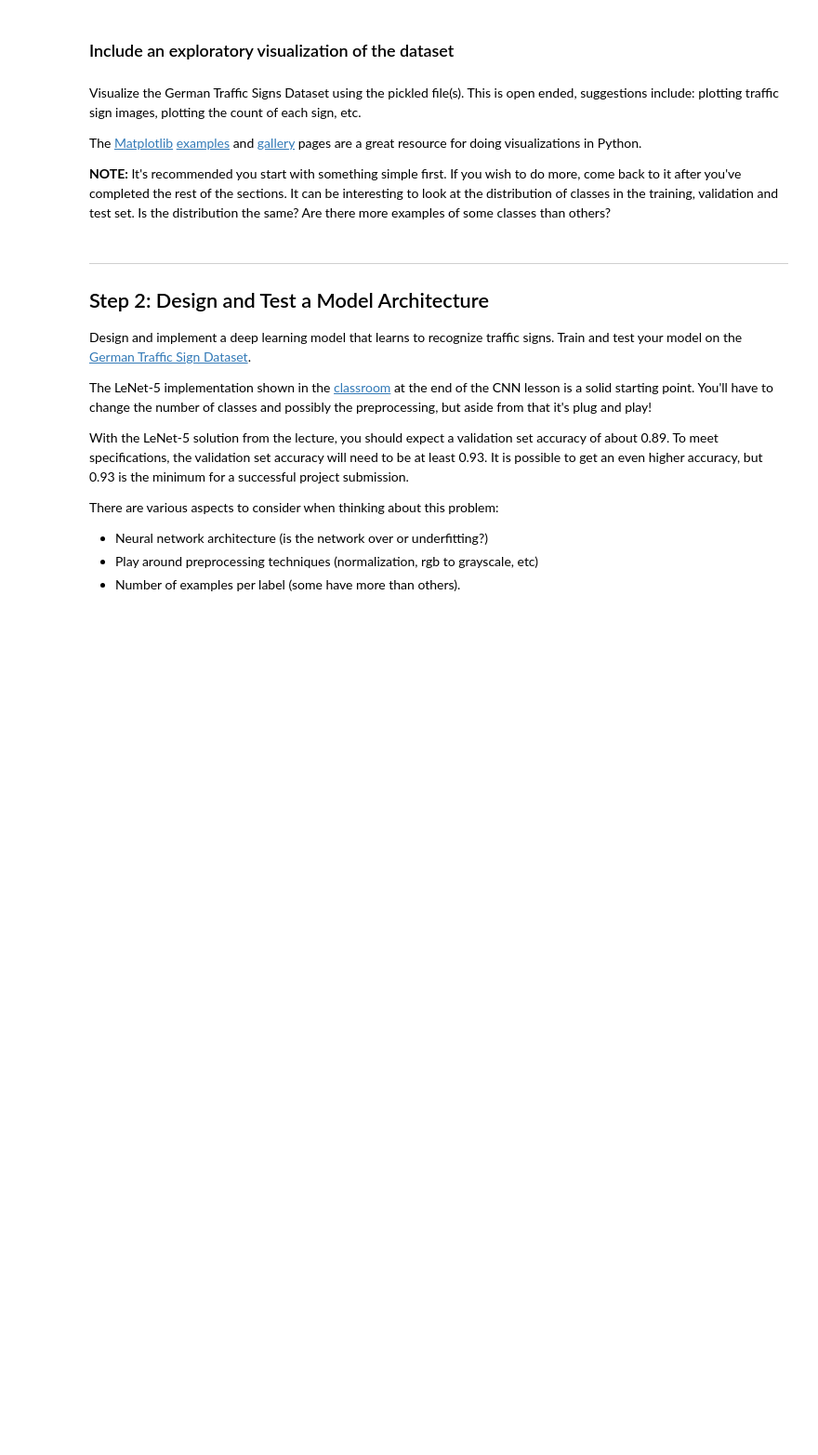
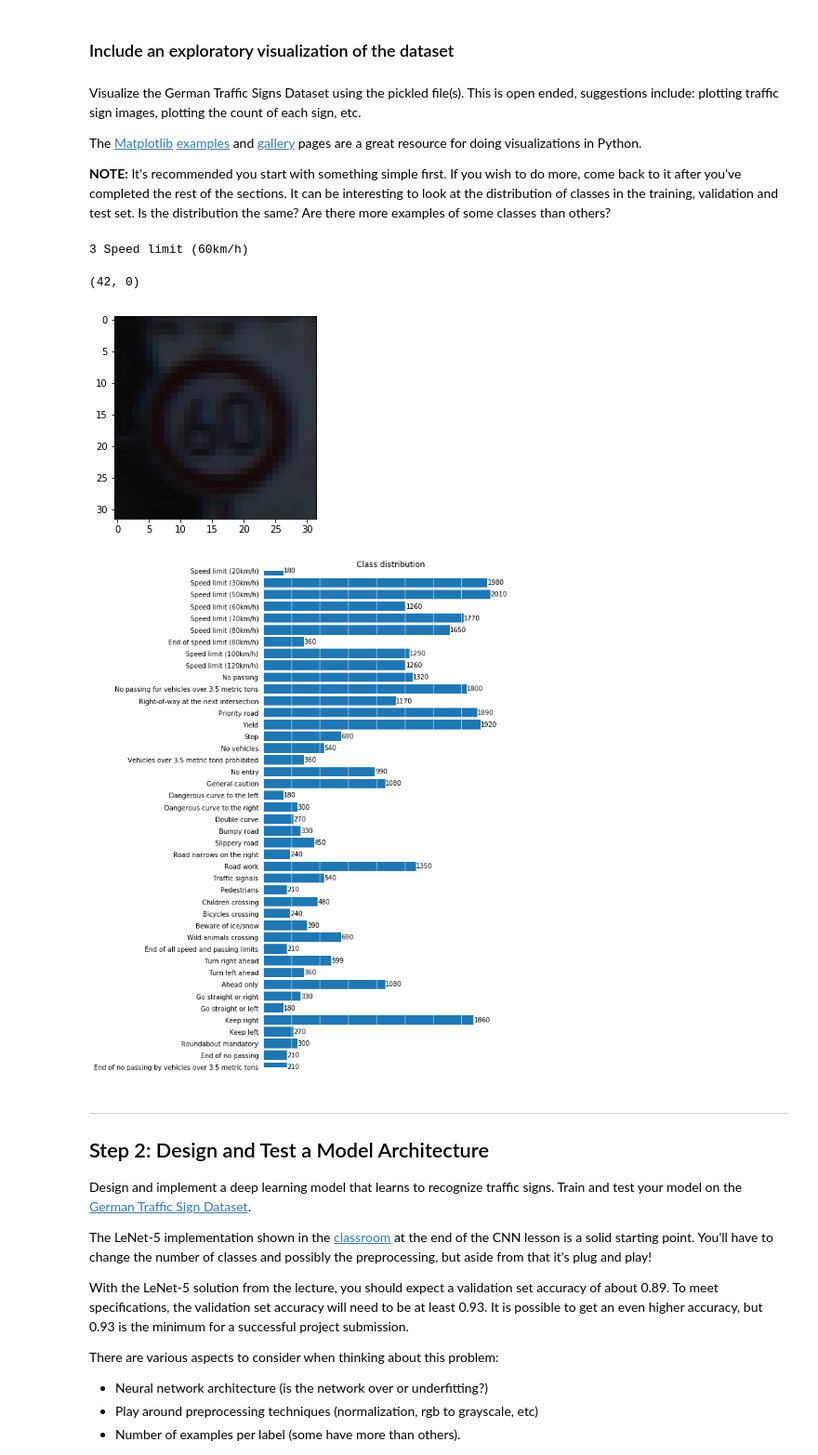
Before and after one commit to grygoryant/CarND-Traffic-Sign-Classifier-Project, a Jupyter notebook: Traffic_Sign_Classifier.ipynb, the cells around one changed output. Shown: that part at 93% size. Cells and saved outputs as stored; diff of their text form; code cells hidden in the pictures; blank space fills up the shorter version.

Commit message:
Data set plotting and more dropouts

```diff
--- a/Traffic_Sign_Classifier.ipynb
+++ b/Traffic_Sign_Classifier.ipynb
@@ -73,8 +73,8 @@ n_test = len(X_test)
 image_shape = X_train.shape[1:3]
 
 # TODO: How many unique classes/labels there are in the dataset.
-df = pd.read_csv('signnames.csv')
-n_classes = df.shape[0]
+sign_names = pd.read_csv('signnames.csv')
+n_classes = sign_names.shape[0]
 
 print("Number of training examples =", n_train)
 print("Number of validating examples =", n_validation)
@@ -104,3 +98,76 @@ imgplot = plt.imshow(X_train[sign_idx])
+# %%
+### Data exploration visualization code goes here.
+### Feel free to use as many code cells as needed.
+import matplotlib.pyplot as plt
+import random as rnd
+import math
+# Visualizations will be shown in the notebook.
+%matplotlib inline
+
+def remove_border(axes=None, top=False, right=False, left=True, bottom=True):
+    ax = axes or plt.gca()
+    ax.spines['top'].set_visible(top)
+    ax.spines['right'].set_visible(right)
+    ax.spines['left'].set_visible(left)
+    ax.spines['bottom'].set_visible(bottom)
+
+    #turn off all ticks
+    ax.yaxis.set_ticks_position('none')
+    ax.xaxis.set_ticks_position('none')
+
+    #now re-enable visibles
+    if top:
+        ax.xaxis.tick_top()
+    if bottom:
+        ax.xaxis.tick_bottom()
+    if left:
+        ax.yaxis.tick_left()
+    if right:
+        ax.yaxis.tick_right()
+
+sign_idx = rnd.randint(0, n_train)
+label = y_train[sign_idx]
+print(label, sign_names.get_value(label, 'SignName'))
+imgplot = plt.imshow(X_train[sign_idx])
+
+unique, counts = np.unique(y_train, return_counts=True)
+
+#unique.tolist()
+grad = pd.DataFrame({'index' : sign_names['SignName'].tolist(), 'counts': counts.tolist()})
+
+plt.figure(figsize=(7, 14))
+
+index_r = grad.index
+counts_r = grad.counts
+pos = np.arange(len(index_r))
+
+plt.title('Class distribution')
+plt.barh(pos, counts_r)
+
+#add the numbers to the side of each bar
+for p, c, ch in zip(pos, index_r, counts_r):
+    plt.annotate(str(ch), xy=(ch + 1, p), va='center')
+
+#cutomize ticks
+ticks = plt.yticks(pos, grad['index'])
+xt = plt.xticks()[0]
+plt.xticks(xt, [' '] * len(xt))
+
+#minimize chartjunk
+remove_border(left=False, bottom=False)
+plt.grid(axis = 'x', color ='white', linestyle='-')
+
+#set plot limits
+low = pos.min()
+high = pos.max()
+plt.ylim(pos.max(), pos.min())
+#plt.ylim([math.ceil(low-0.5*(high-low)), math.ceil(high+0.5*(high-low))])
+#plt.ylim(len(index_r), 0)
+# %% [output]
+3 Speed limit (60km/h)
+(42, 0)
+[figure, added]
+[figure, added]
 # %% [markdown]
 ----
 
```
Also changed, not shown: parts of 5 cells of this notebook.
